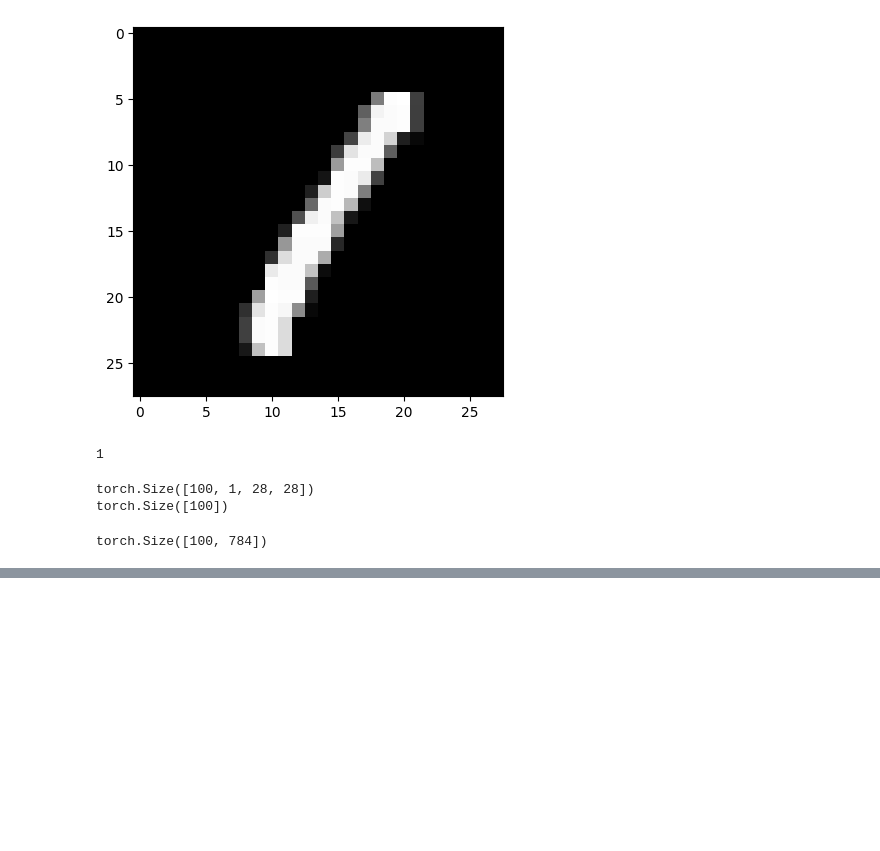
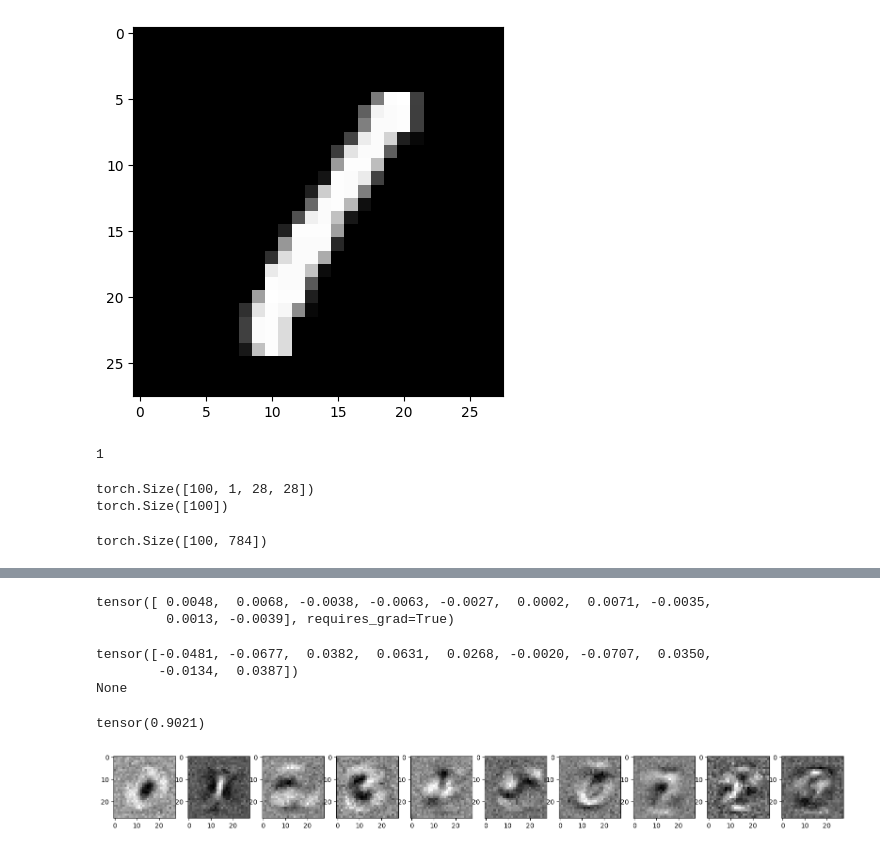
Before and after one commit to Zamanof/AI_Python_FBES_Nov_23_3_ru, a Jupyter notebook: AI 13/AI 13. PyTorch example.ipynb, the cells around one changed output, grey strips where cells are left out. Cells and saved outputs as stored; diff of their text form; code cells hidden in the pictures; blank space fills up the shorter version.

```diff
--- a/AI 13/AI 13. PyTorch example.ipynb
+++ b/AI 13/AI 13. PyTorch example.ipynb
@@ -57,0 +98,13 @@ y = torch.matmul(x, W) + b
+# %%
+b
+# %% [output]
+tensor([ 0.0048,  0.0068, -0.0038, -0.0063, -0.0027,  0.0002,  0.0071, -0.0035,
+         0.0013, -0.0039], requires_grad=True)
+# %%
+print(b.grad)
+optimizer.zero_grad()
+print(b.grad)
+# %% [output]
+tensor([-0.0481, -0.0677,  0.0382,  0.0631,  0.0268, -0.0020, -0.0707,  0.0350,
+        -0.0134,  0.0387])
+None
@@ -57,0 +122,20 @@ y = torch.matmul(x, W) + b
+# %%
+correct = 0
+total = len(mnist_test)
+
+with torch.no_grad():
+    for images, labels in tqdm(test_loader):
+        x = images.view(-1, 28*28)
+        y = torch.matmul(x, W) + b
+
+        predictions = torch.argmax(y, dim=1)
+        correct += torch.sum(predictions==labels).float()
+print(correct / total)
+# %% [output]
+tensor(0.9021)
+# %%
+fig, ax = plt.subplots(1, 10, figsize=(20, 2))
+for i in range(10):
+    ax[i].imshow(W[:,i].detach().view(28, 28), cmap='gray')
+# %% [output]
+[figure, added]
```
Also changed, not shown: parts of 15 cells of this notebook, 1 other file.
